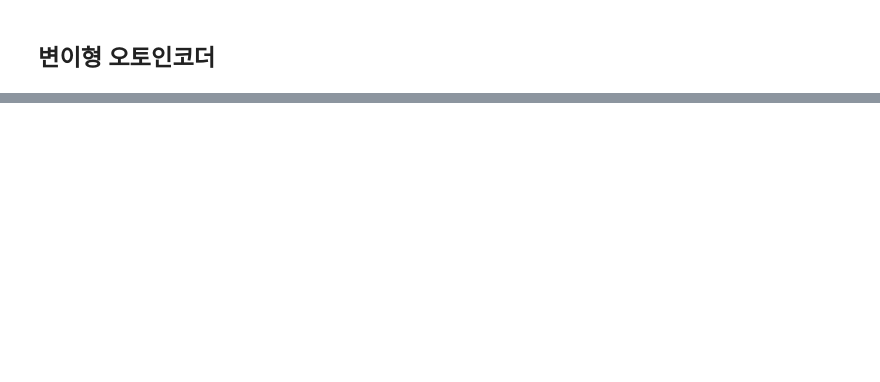
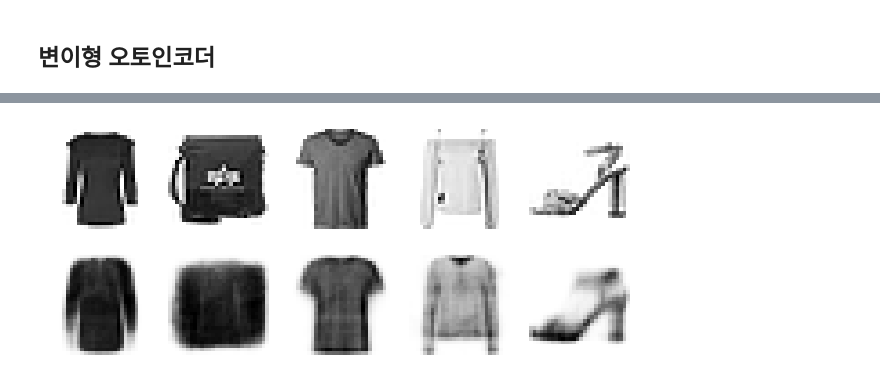
Before and after one commit to r0cd7b/autoencoders_and_gans, a Jupyter notebook: autoencoders_and_gans.ipynb, the cells around one changed output, grey strips where cells are left out. Drawn from its saved outputs; the diff is of its cells as text; code cells hidden in the pictures; blank space fills up the shorter version.

```diff
--- a/autoencoders_and_gans.ipynb
+++ b/autoencoders_and_gans.ipynb
@@ -712,2 +712,33 @@ plt.show()
 # %% [markdown]
 ## 변이형 오토인코더
+# %%
+class Sampling(keras.layers.Layer):
+    def call(self, inputs):
+        mean, log_var = inputs
+        return tf.random.normal(tf.shape(log_var)) * tf.math.exp(log_var / 2) + mean
+# %%
+codings_size = 10
+inputs = keras.Input([28, 28])
+z = keras.layers.Flatten()(inputs)
+z = keras.layers.Dense(150, 'selu')(z)
+z = keras.layers.Dense(100, 'selu')(z)
+codings_mean = keras.layers.Dense(codings_size)(z)
+codings_log_var = keras.layers.Dense(codings_size)(z)
+codings = Sampling()([codings_mean, codings_log_var])
+variational_encoder = keras.Model(inputs=[inputs], outputs=[codings_mean, codings_log_var, codings])
+decoder_inputs = keras.Input([codings_size])
+x = keras.layers.Dense(100, 'selu')(decoder_inputs)
+x = keras.layers.Dense(150, 'selu')(x)
+x = keras.layers.Dense(28 * 28, 'sigmoid')(x)
+outputs = keras.layers.Reshape([28, 28])(x)
+variational_decoder = keras.Model(inputs=[decoder_inputs], outputs=[outputs])
+_, _, codings = variational_encoder(inputs)
+reconstructions = variational_decoder(codings)
+variational_ae = keras.Model(inputs=[inputs], outputs=[reconstructions])
+latent_loss = -0.5 * tf.math.reduce_sum(
+    1 + codings_log_var - tf.math.exp(codings_log_var) - tf.math.square(codings_mean), -1
+)
+variational_ae.add_loss(tf.math.reduce_mean(latent_loss) / 784.)
+variational_ae.compile(loss='binary_crossentropy', metrics=[rounded_accuracy])
+# history = variational_ae.fit(X_train, X_train, 128, 25, validation_data=(X_valid, X_valid))
+history = variational_ae.fit(X_train, X_train, 128, 12, validation_data=(X_valid, X_valid))
@@ -713,0 +763,4 @@ plt.show()
+# %%
+show_reconstructions(variational_ae)
+plt.show()
+# %% [output]
@@ -713,0 +768 @@ plt.show()
+[figure, added]
```
Also changed, not shown: parts of 31 cells of this notebook, 5 other files.
